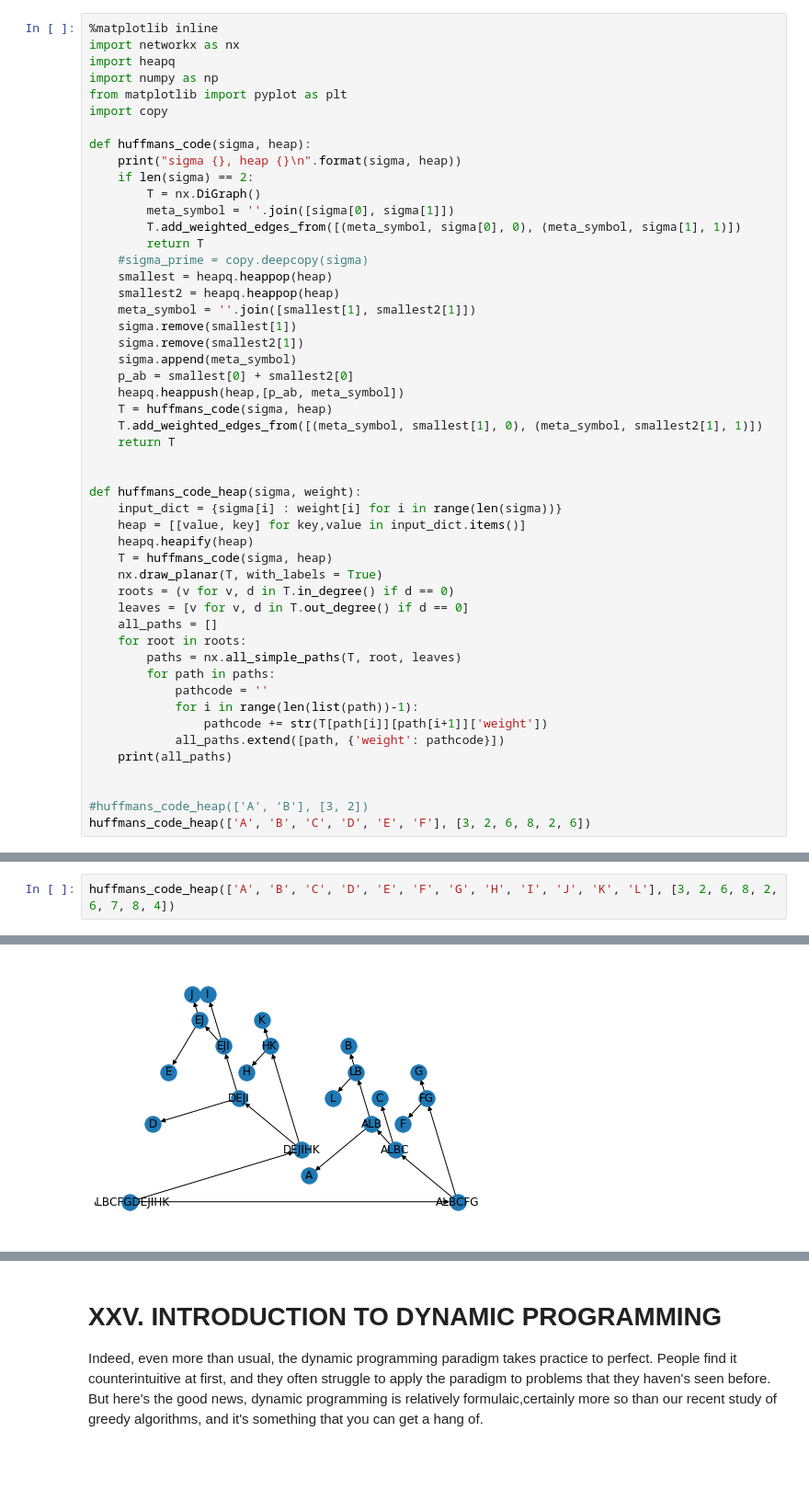
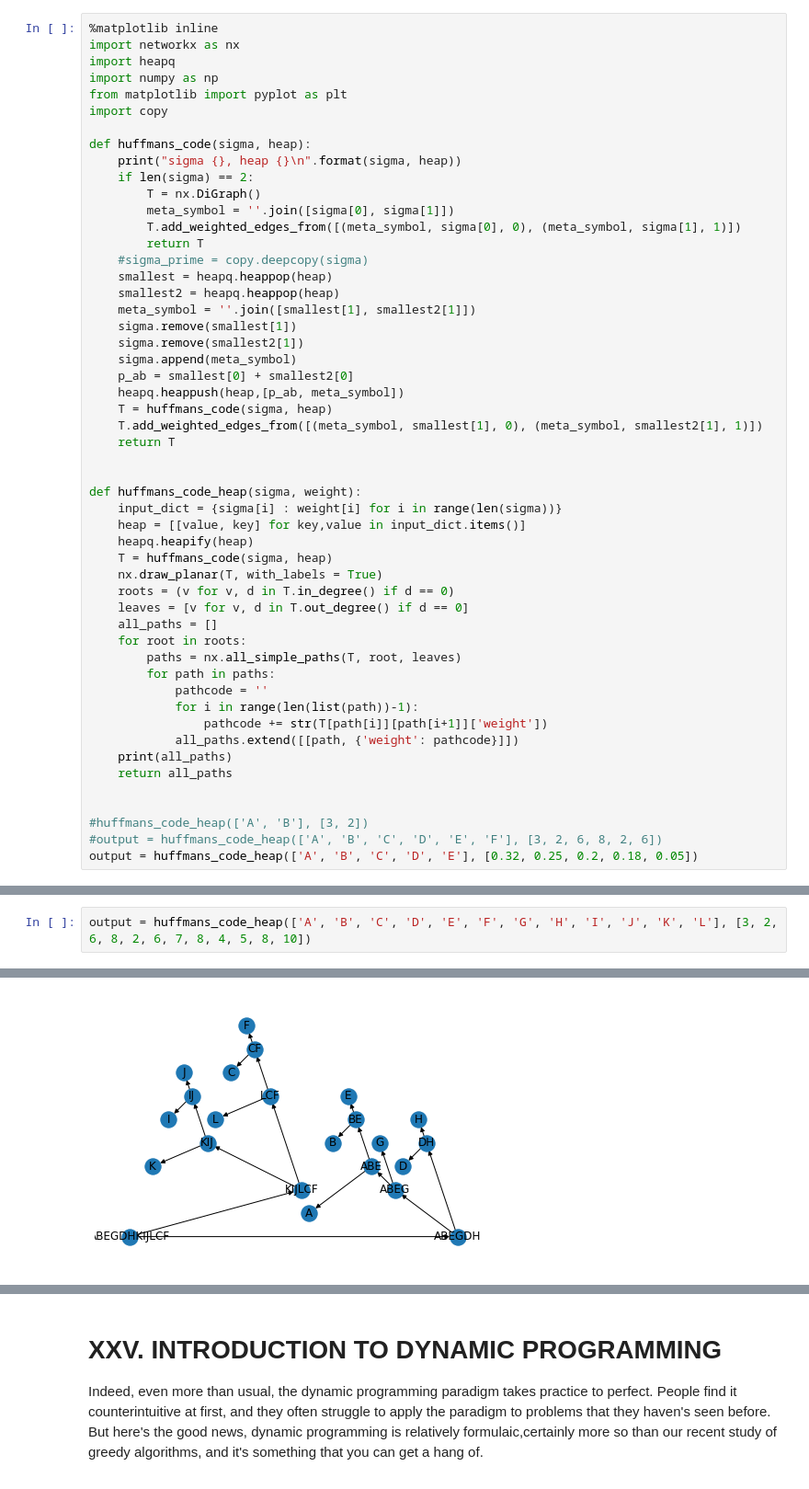
Before and after one commit to aishwarya34/AlgorithmsIlluminated, a Jupyter notebook: C3W3_24HUFFMAN_CODES_25_DYNAMIC_PROGRAMMING.ipynb, the cells around one changed output, grey strips where cells are left out. Shown at 92% size. Drawn from its saved outputs; the diff is of its cells as text.

```diff
--- a/C3W3_24HUFFMAN_CODES_25_DYNAMIC_PROGRAMMING.ipynb
+++ b/C3W3_24HUFFMAN_CODES_25_DYNAMIC_PROGRAMMING.ipynb
@@ -127,10 +127,12 @@ def huffmans_code_heap(sigma, weight):
             pathcode = ''
             for i in range(len(list(path))-1):
                 pathcode += str(T[path[i]][path[i+1]]['weight'])
-            all_paths.extend([path, {'weight': pathcode}])
+            all_paths.extend([[path, {'weight': pathcode}]])
     print(all_paths)
+    return all_paths
 
 
 #huffmans_code_heap(['A', 'B'], [3, 2])
-huffmans_code_heap(['A', 'B', 'C', 'D', 'E', 'F'], [3, 2, 6, 8, 2, 6])
+#output = huffmans_code_heap(['A', 'B', 'C', 'D', 'E', 'F'], [3, 2, 6, 8, 2, 6])
+output = huffmans_code_heap(['A', 'B', 'C', 'D', 'E'], [0.32, 0.25, 0.2, 0.18, 0.05])
 # %% [output]
@@ -149,3 +149,3 @@ sigma ['CF', 'ABED'], heap [[12, 'CF'], [15, 'ABED']]
 # %%
-huffmans_code_heap(['A', 'B', 'C', 'D', 'E', 'F', 'G', 'H', 'I', 'J', 'K', 'L'], [3, 2, 6, 8, 2, 6, 7, 8, 4])
+output = huffmans_code_heap(['A', 'B', 'C', 'D', 'E', 'F', 'G', 'H', 'I', 'J', 'K', 'L'], [3, 2, 6, 8, 2, 6, 7, 8, 4, 5, 8, 10])
 # %% [output]
@@ -169 +169 @@ sigma ['ALBCFG', 'DEJIHK'], heap [[25, 'ALBCFG'], [33, 'DEJIHK']]
-[figure, old version]
+[figure, new version]
```
Also changed, not shown: parts of 9 cells of this notebook.
